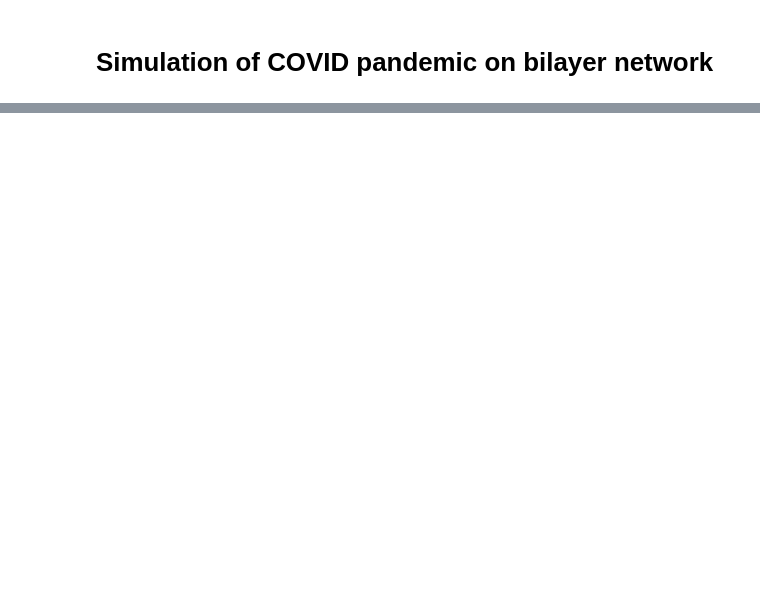
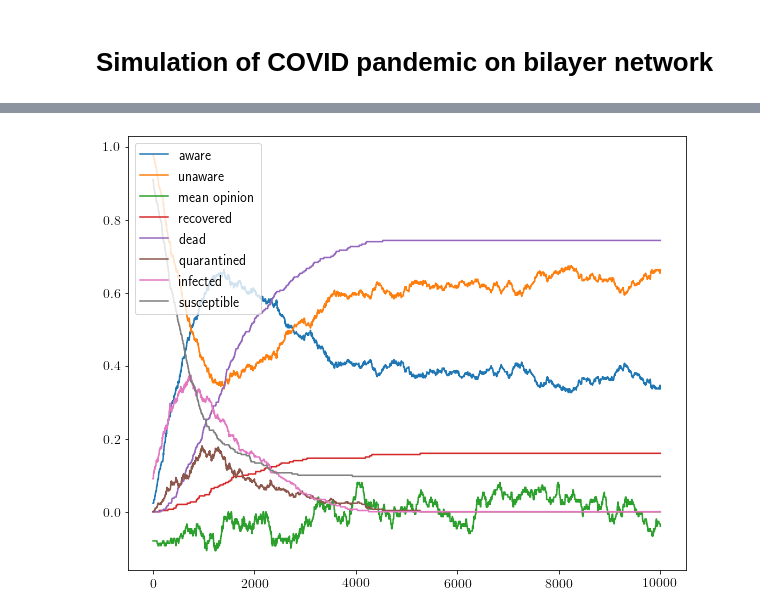
Before and after one commit to robertjankowski/social-media-influence-on-covid-pandemic, a Jupyter notebook: notebooks/covid_simulation.ipynb, the cells around one changed output, grey strips where cells are left out. Cells and saved outputs as stored; diff of their text form; code cells hidden in the pictures; blank space fills up the shorter version.

```diff
--- a/notebooks/covid_simulation.ipynb
+++ b/notebooks/covid_simulation.ipynb
@@ -58,0 +116,14 @@ plt.show()
+# %%
+plt.figure(figsize=(10, 8))
+plt.plot(output_metrics['aware_ratio'], label='aware')
+plt.plot(output_metrics['unaware_ratio'], label='unaware')
+plt.plot(output_metrics['mean_opinion'], label='mean opinion')
+plt.plot(output_metrics['recovered_ratio'], label='recovered')
+plt.plot(output_metrics['dead_ratio'], label='dead')
+plt.plot(output_metrics['quarantined_ratio'], label='quarantined')
+plt.plot(output_metrics['infected_ratio'], label='infected')
+plt.plot(output_metrics['susceptible_ratio'], label='susceptible')
+plt.legend()
+plt.show()
+# %% [output]
+[figure, added]
```
Also changed, not shown: parts of 4 cells of this notebook, 4 other files.
